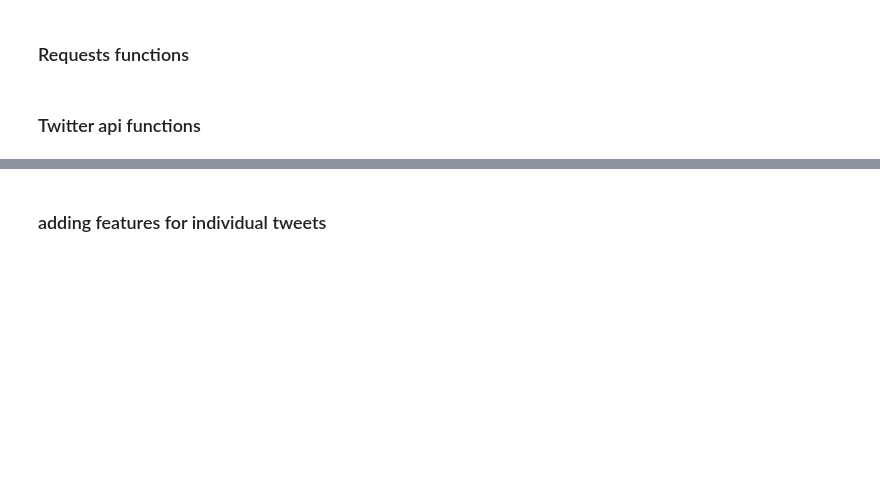
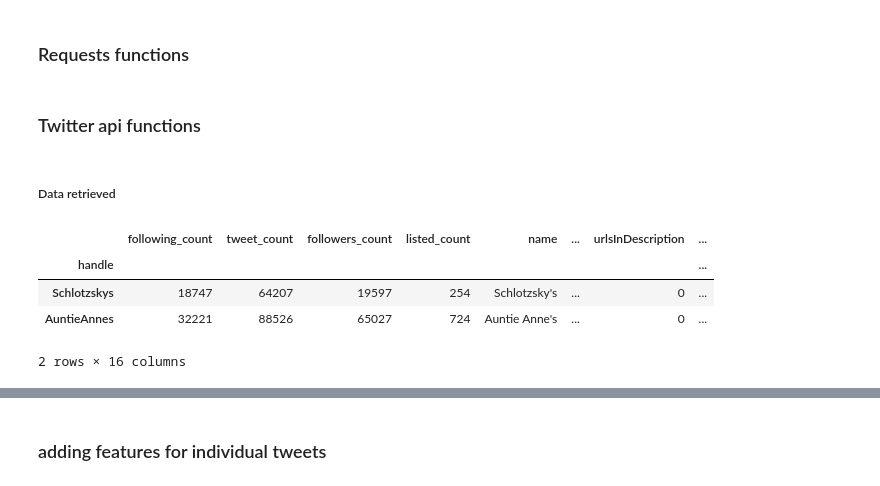
Before and after one commit to nathanh256/is455, a Jupyter notebook: 455_final_project.ipynb, the cells around one changed output, grey strips where cells are left out. Drawn from its saved outputs; the diff is of its cells as text; code cells hidden in the pictures; blank space fills up the shorter version.

```diff
--- a/455_final_project.ipynb
+++ b/455_final_project.ipynb
@@ -377,3 +382,14 @@ def dataRetrieval(method = 'csv'):
         return userDf, reply_tweetDf, noreply_tweetDf
+# %% [markdown]
+##### Data retrieved
 # %%
 userDf, reply_tweetDf, noreply_tweetDf = dataRetrieval(method = 'csv') # use method = api to pull from api and overwrite csv files
+# %%
+pd.set_option('display.max_columns', 10)
+userDf.head(2)
+# %% [output]
+|  | following_count | tweet_count | followers_count | listed_count | name | ... | urlsInDescription | ... |
+| handle |  |  |  |  |  |  |  | ... |
+| Schlotzskys | 18747 | 64207 | 19597 | 254 | Schlotzsky's | ... | 0 | ... |
+| AuntieAnnes | 32221 | 88526 | 65027 | 724 | Auntie Anne's | ... | 0 | ... |
+2 rows × 16 columns
```
Also changed, not shown: parts of 21 cells of this notebook, 1 other file.
